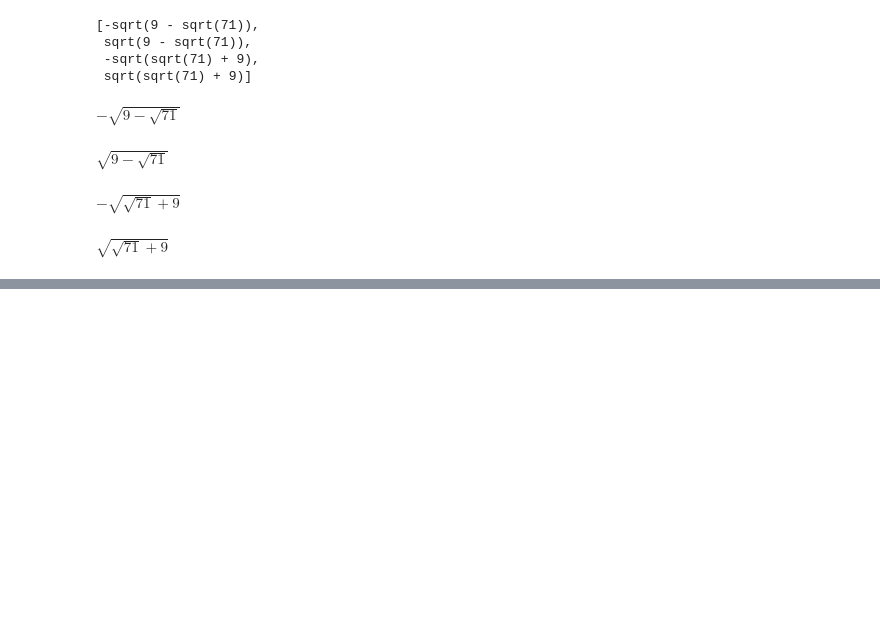
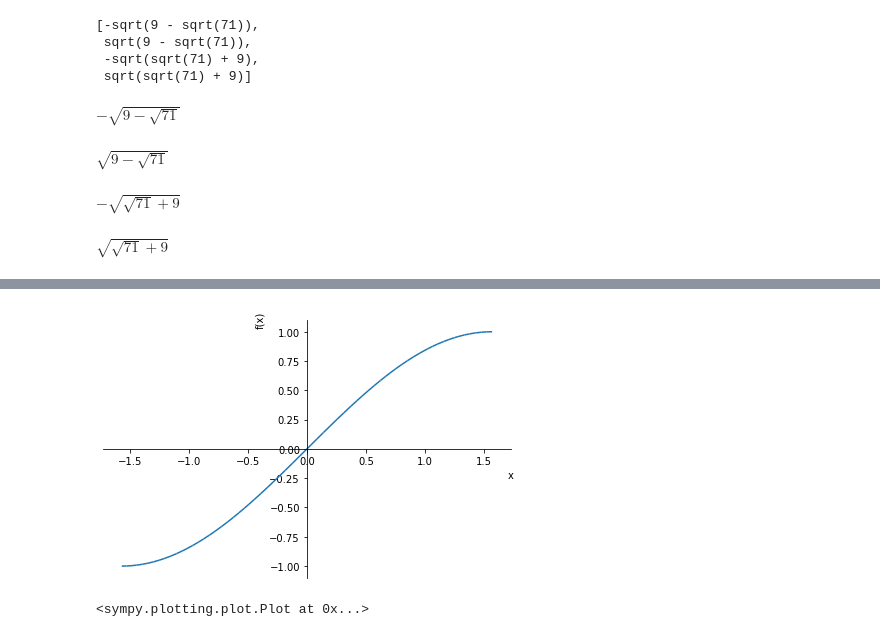
Before and after one commit to hnihtt/ThucHanhToanCC, a Jupyter notebook: bai2.ipynb, the cells around one changed output, grey strips where cells are left out. Saved outputs shown, nothing was run; the diff lists cells and outputs as text; code cells hidden in the pictures; blank space fills up the shorter version.

```diff
--- a/bai2.ipynb
+++ b/bai2.ipynb
@@ -217,0 +287,7 @@ $\displaystyle \sqrt{\sqrt{71} + 9}$
+# %%
+x = Symbol('x')
+f = sin(x)
+sympy.plot(f,(x, -pi/2, pi/2))
+# %% [output]
+[figure, added]
+<sympy.plotting.plot.Plot at 0x...>
```
Also changed, not shown: parts of 16 cells of this notebook.
